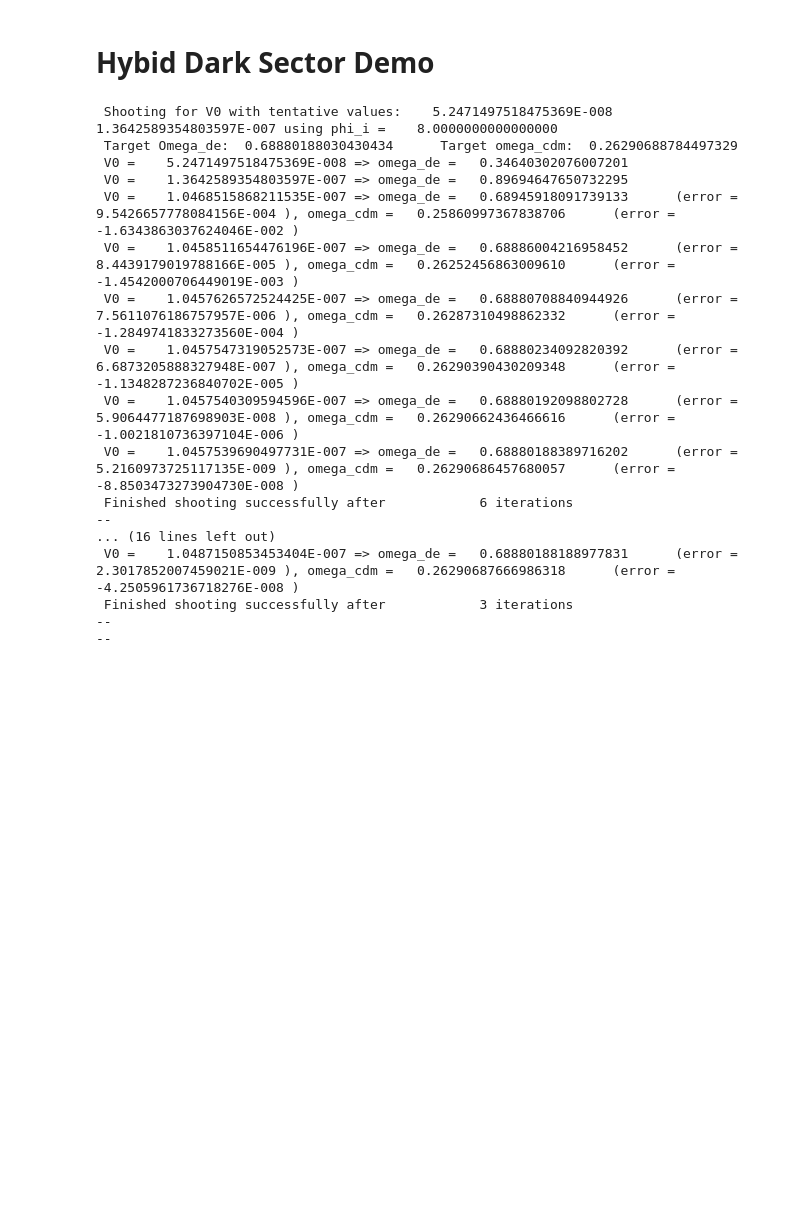
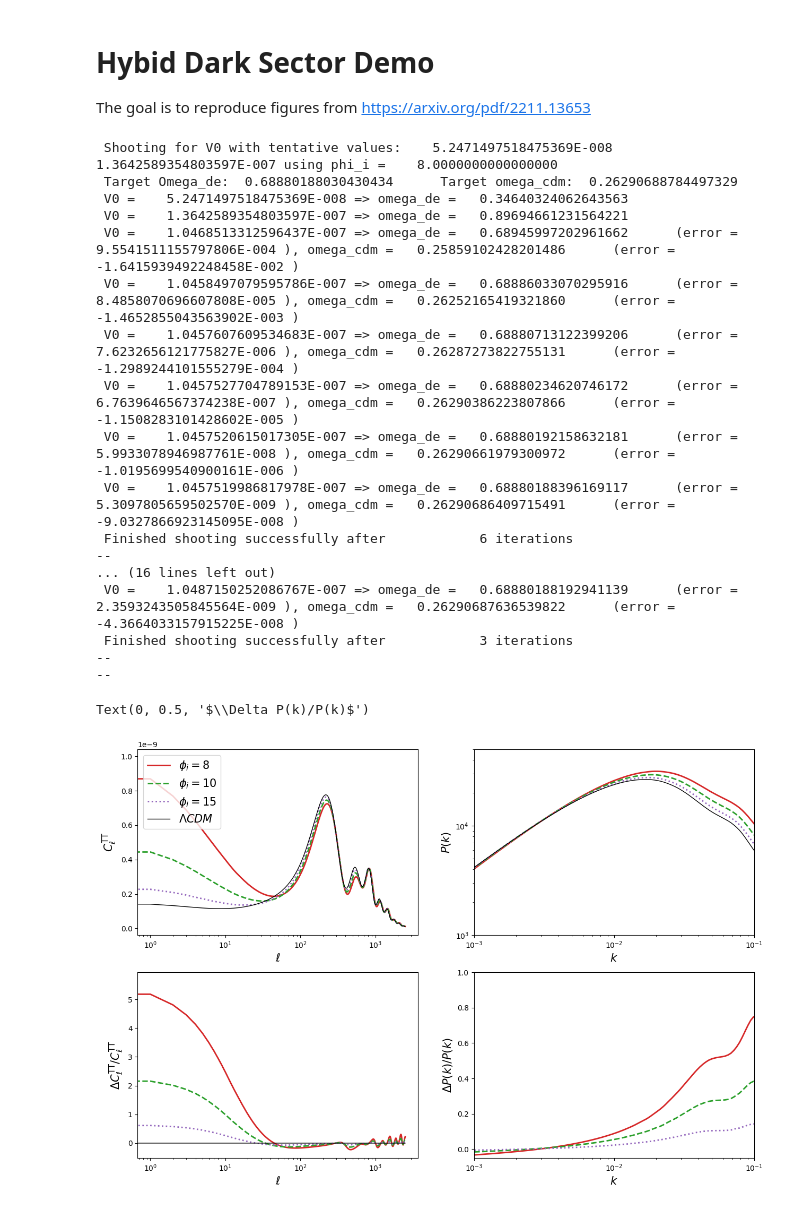
Before and after one commit to joaoreboucas1/CAMB-HDS, a Jupyter notebook: docs/HDS-Demo.ipynb, the cells around one changed output. Saved outputs shown, nothing was run; the diff lists cells and outputs as text; code cells hidden in the pictures; blank space fills up the shorter version.

```diff
--- a/docs/HDS-Demo.ipynb
+++ b/docs/HDS-Demo.ipynb
@@ -1,5 +1,6 @@
-# %% [markdown]
-# Hybid Dark Sector Demo
+# %% [markdown]
+# Hybid Dark Sector Demo
+The goal is to reproduce figures from https://arxiv.org/pdf/2211.13653
 # %%
 import matplotlib.pyplot as plt
 import numpy as np
@@ -27,7 +28,7 @@ for case in cases:
 			nu_mass_degeneracies=[0], nu_mass_numbers=[0],
 			# Initial Power Spectrum
 			As=As, ns=ns,
-			YHe = 0.246, WantTransfer=True
+			YHe = 0.246, WantTransfer=True,
 		)
 	else:
 		cosmo = camb.set_params(
@@ -42,24 +43,61 @@ for case in cases:
 			As=As, ns=ns,
 			YHe = 0.246, WantTransfer=True
 		)
+	cosmo.NonLinear = camb.model.NonLinear_none
 	results.append(camb.get_results(cosmo))
 	print("--")
 # %% [output]
  Shooting for V0 with tentative values:    5.2471497518475369E-008   1.3642589354803597E-007 using phi_i =    8.0000000000000000
  Target Omega_de:  0.68880188030430434      Target omega_cdm:  0.26290688784497329
- V0 =    5.2471497518475369E-008 => omega_de =   0.34640302076007201
- V0 =    1.3642589354803597E-007 => omega_de =   0.89694647650732295
- V0 =    1.0468515868211535E-007 => omega_de =   0.68945918091739133      (error =    9.5426657778084156E-004 ), omega_cdm =   0.25860997367838706      (error =   -1.6343863037624046E-002 )
- V0 =    1.0458511654476196E-007 => omega_de =   0.68886004216958452      (error =    8.4439179019788166E-005 ), omega_cdm =   0.26252456863009610      (error =   -1.4542000706449019E-003 )
- V0 =    1.0457626572524425E-007 => omega_de =   0.68880708840944926      (error =    7.5611076186757957E-006 ), omega_cdm =   0.26287310498862332      (error =   -1.2849741833273560E-004 )
- V0 =    1.0457547319052573E-007 => omega_de =   0.68880234092820392      (error =    6.6873205888327948E-007 ), omega_cdm =   0.26290390430209348      (error =   -1.1348287236840702E-005 )
- V0 =    1.0457540309594596E-007 => omega_de =   0.68880192098802728      (error =    5.9064477187698903E-008 ), omega_cdm =   0.26290662436466616      (error =   -1.0021810736397104E-006 )
- V0 =    1.0457539690497731E-007 => omega_de =   0.68880188389716202      (error =    5.2160973725117135E-009 ), omega_cdm =   0.26290686457680057      (error =   -8.8503473273904730E-008 )
+ V0 =    5.2471497518475369E-008 => omega_de =   0.34640324062643563
+ V0 =    1.3642589354803597E-007 => omega_de =   0.89694661231564221
+ V0 =    1.0468513312596437E-007 => omega_de =   0.68945997202961662      (error =    9.5541511155797806E-004 ), omega_cdm =   0.25859102428201486      (error =   -1.6415939492248458E-002 )
+ V0 =    1.0458497079595786E-007 => omega_de =   0.68886033070295916      (error =    8.4858070696607808E-005 ), omega_cdm =   0.26252165419321860      (error =   -1.4652855043563902E-003 )
+ V0 =    1.0457607609534683E-007 => omega_de =   0.68880713122399206      (error =    7.6232656121775827E-006 ), omega_cdm =   0.26287273822755131      (error =   -1.2989244101555279E-004 )
+ V0 =    1.0457527704789153E-007 => omega_de =   0.68880234620746172      (error =    6.7639646567374238E-007 ), omega_cdm =   0.26290386223807866      (error =   -1.1508283101428602E-005 )
+ V0 =    1.0457520615017305E-007 => omega_de =   0.68880192158632181      (error =    5.9933078946987761E-008 ), omega_cdm =   0.26290661979300972      (error =   -1.0195699540900161E-006 )
+ V0 =    1.0457519986817978E-007 => omega_de =   0.68880188396169117      (error =    5.3097805659502570E-009 ), omega_cdm =   0.26290686409715491      (error =   -9.0327866923145095E-008 )
  Finished shooting successfully after            6 iterations
 --
 ... (16 lines left out)
- V0 =    1.0487150853453404E-007 => omega_de =   0.68880188188977831      (error =    2.3017852007459021E-009 ), omega_cdm =   0.26290687666986318      (error =   -4.2505961736718276E-008 )
+ V0 =    1.0487150252086767E-007 => omega_de =   0.68880188192941139      (error =    2.3593243505845564E-009 ), omega_cdm =   0.26290687636539822      (error =   -4.3664033157915225E-008 )
  Finished shooting successfully after            3 iterations
 --
 --
+# %%
+# CMB TT power spectrum
+fig, axs = plt.subplots(2, 2, figsize=(15, 10))
+scale_factor = np.logspace(-4, 0, 10000)
+redshift = 1/scale_factor - 1
+lws = [2, 2, 2, 1]
+lss = ['-', '--', ':', '-']
+colors = ['tab:red', 'tab:green', 'tab:purple', 'black']
+legend_labels = [fr"$\phi_i = {case}$" if case != "LCDM" else fr"$\Lambda CDM$" for case in cases]
+c_ells_lcdm = results[-1].get_unlensed_scalar_cls()[:,0]
+pk_lcdm = results[-1].get_matter_power_spectrum(minkh=1e-4, maxkh=1, npoints = 200)[2][0]
+for case, result, ls, lw, color, label in zip(cases, results, lss, lws, colors, legend_labels):
+    c_ells = result.get_unlensed_scalar_cls()[:,0]
+    ks = result.get_matter_power_spectrum(minkh=1e-4, maxkh=1, npoints = 200)[0]
+    pk = result.get_matter_power_spectrum(minkh=1e-4, maxkh=1, npoints = 200)[2][0]
+    axs[0, 0].semilogx(c_ells[2:], ls=ls, lw=lw, label=label, color=color)
+    axs[1, 0].semilogx((c_ells[2:] - c_ells_lcdm[2:])/c_ells_lcdm[2:], ls=ls, lw=lw, label=label, color=color)
+    axs[0, 1].loglog(ks, pk, ls=ls, lw=lw, label=label, color=color)
+    if case != "LCDM": axs[1, 1].semilogx(ks, (pk-pk_lcdm)/pk_lcdm, ls=ls, lw=lw, label=label, color=color)
+
+axs[0, 0].legend(loc='upper left', fontsize=15)
+axs[0, 0].set_xlabel(r"$\ell$", fontsize=15)
+axs[0, 0].set_ylabel(r"$C_\ell^\mathrm{TT}$", fontsize=15)
+axs[1, 0].set_xlabel(r"$\ell$", fontsize=15)
+axs[1, 0].set_ylabel(r"$\Delta C_\ell^\mathrm{TT} / C_\ell^\mathrm{TT}$", fontsize=15)
+axs[0, 1].set_xlabel(r"$k$", fontsize=15)
+axs[0, 1].set_ylabel(r"$P(k)$", fontsize=15)
+axs[0, 1].set_xlim([1e-3, 1e-1])
+axs[1, 1].set_xlim([1e-3, 1e-1])
+axs[0, 1].set_ylim([1e3, 5e4])
+axs[1, 1].set_ylim([-0.05, 1])
+axs[1, 1].set_xlabel(r"$k$", fontsize=15)
+axs[1, 1].set_ylabel(r"$\Delta P(k)/P(k)$", fontsize=15)
+# %% [output]
+Text(0, 0.5, '$\\Delta P(k)/P(k)$')
+[figure, added]
 # %%
```
Also changed, not shown: parts of 4 cells of this notebook, 2 other files.
